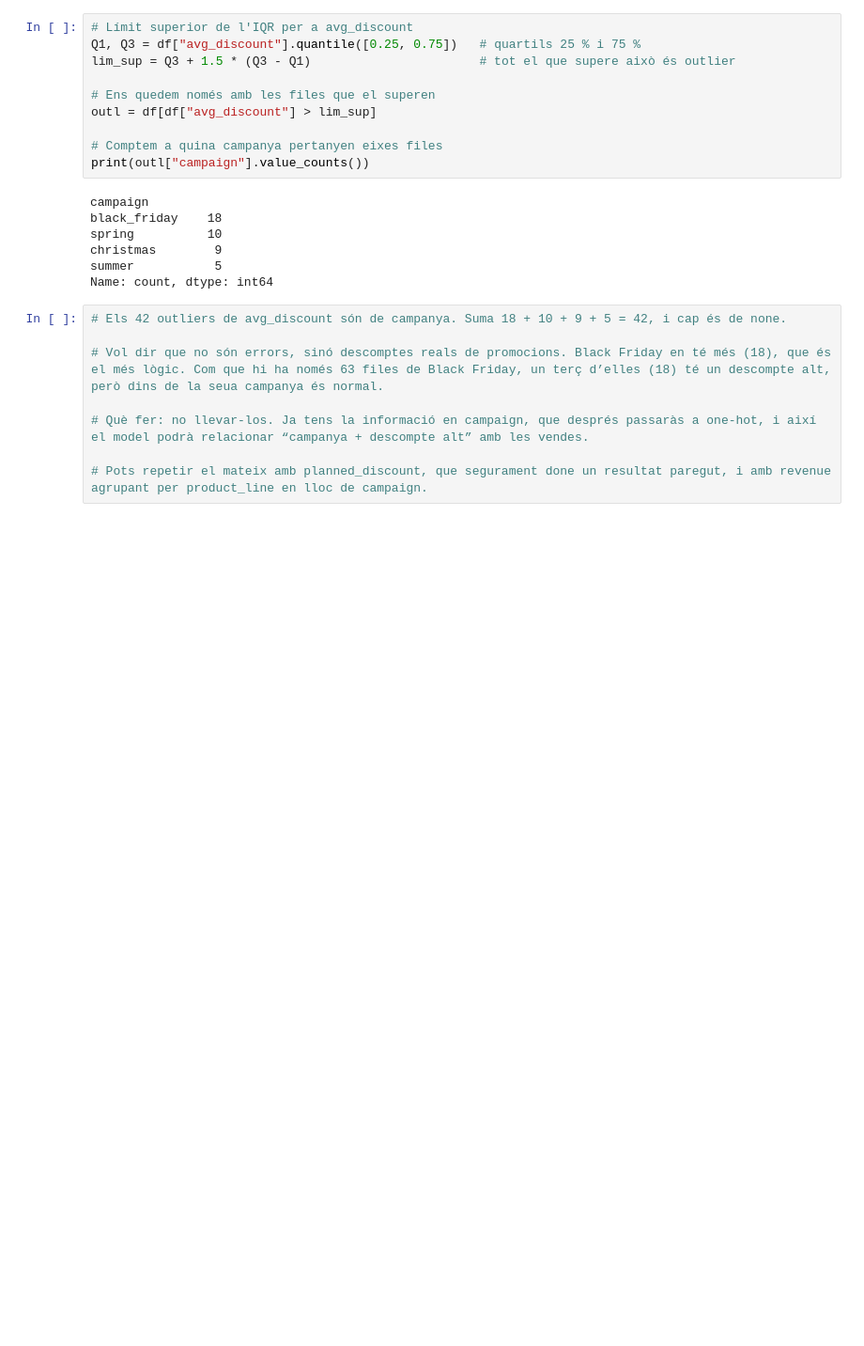
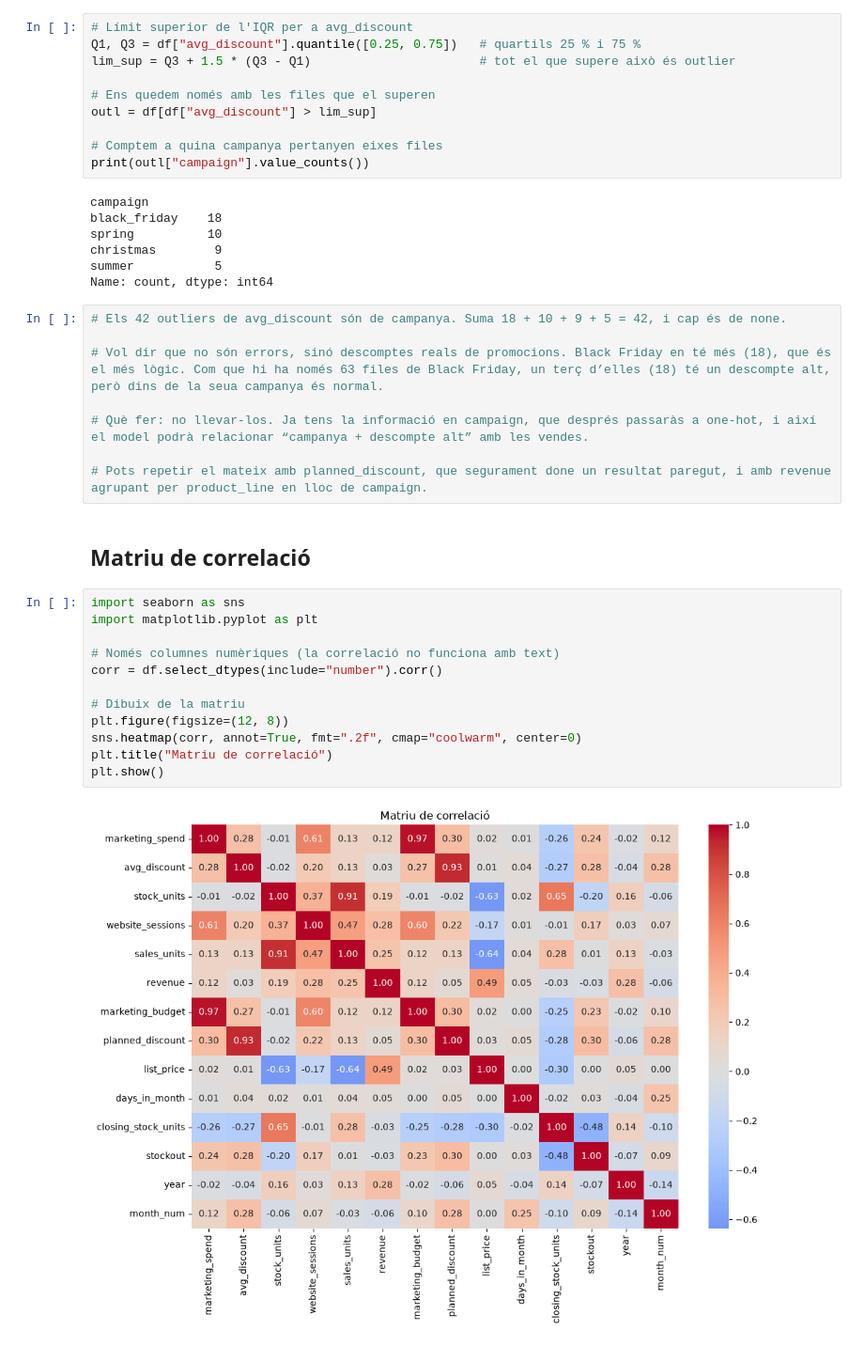
Before and after one commit to JoelFusterBosch/BiciTierraMarket, a Jupyter notebook: clean_saleshistory.ipynb, the cells around one changed output. Shown at 94% size. Drawn from its saved outputs; the diff is of its cells as text; blank space fills up the shorter version.

Commit message:
(1: clean_csv_sales_history): Afegim matriu de correlació.

```diff
--- a/clean_saleshistory.ipynb
+++ b/clean_saleshistory.ipynb
@@ -293,3 +293,19 @@ Name: count, dtype: int64
 # Què fer: no llevar-los. Ja tens la informació en campaign, que després passaràs a one-hot, i així el model podrà relacionar “campanya + descompte alt” amb les vendes.
 
 # Pots repetir el mateix amb planned_discount, que segurament done un resultat paregut, i amb revenue agrupant per product_line en lloc de campaign.
+# %% [markdown]
+## Matriu de correlació
+# %%
+import seaborn as sns
+import matplotlib.pyplot as plt
+
+# Només columnes numèriques (la correlació no funciona amb text)
+corr = df.select_dtypes(include="number").corr()
+
+# Dibuix de la matriu
+plt.figure(figsize=(12, 8))
+sns.heatmap(corr, annot=True, fmt=".2f", cmap="coolwarm", center=0)
+plt.title("Matriu de correlació")
+plt.show()
+# %% [output]
+[figure, added]
```
Also changed, not shown: parts of 1 cell of this notebook.
